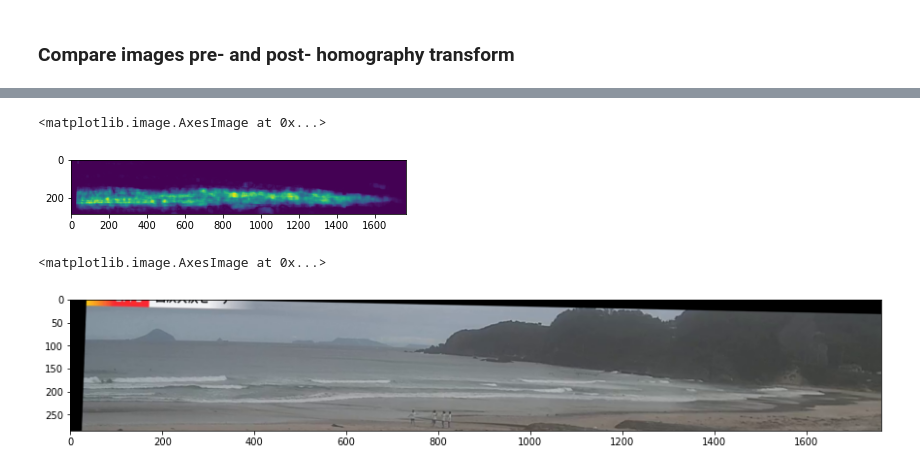
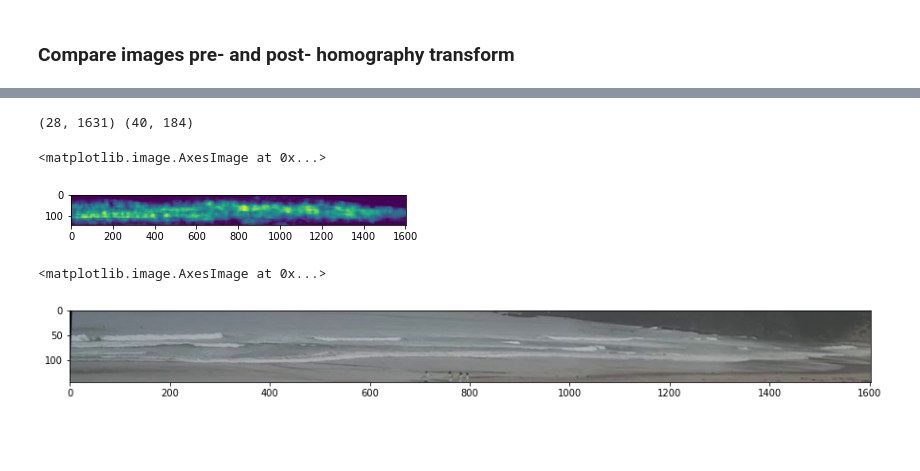
Before and after one commit to sjobeek/surfbreak, a Jupyter notebook: 03_perspective_transform.ipynb, the cells around one changed output, grey strips where cells are left out. Drawn from its saved outputs; the diff is of its cells as text; code cells hidden in the pictures; blank space fills up the shorter version.

```diff
--- a/03_perspective_transform.ipynb
+++ b/03_perspective_transform.ipynb
@@ -305,22 +264,50 @@ plt.imshow(img_warped)
-# %%
-
-max_to_crop = mag_warped.sum() / 20
-cropped_sum = 0
-last_x_idx = mag_warped.shape[0]
-for i in range(last_x_idx):
-    if cropped_sum > max_to_crop:
-        rows_to_crop = i - (last_x_idx//10 + 1)  # margin to back off from bottom of waves
-        break
-    else:
-        cropped_sum += mag_warped[last_x_idx - i - 1].sum()
-plt.imshow(mag_warped[:-1 - rows_to_crop])
-# %% [output]
-<matplotlib.image.AxesImage at 0x...>
-[figure, removed]
+# %%
+#export
+def pix_to_crop_from_dir(magnitude_img, crop_from, mass_crop_pct=0.05, backoff_pct=0.2, min_backoff_pix=10, ):
+    assert crop_from in ["top", 'bottom', 'left', 'right']
+    max_to_crop = magnitude_img.sum() * mass_crop_pct
+    cropped_sum = 0
+    if crop_from in ["top", 'bottom']:
+        max_px_idx = magnitude_img.shape[0]
+    elif crop_from in ["left", 'right']:
+        max_px_idx = magnitude_img.shape[1]
+
+    for i in range(max_px_idx):
+        if cropped_sum > max_to_crop:
+                return max(0, i - int(backoff_pct * i) - min_backoff_pix)  # subtract margin to back off from edge of image
+        else:
+            if crop_from is "bottom":
+                cropped_sum += magnitude_img[max_px_idx - i - 1].sum()
+            elif crop_from is "top":
+                cropped_sum += magnitude_img[i].sum()
+            elif crop_from is "left":
+                cropped_sum += magnitude_img[:,i].sum()
+            elif crop_from is "right":
+                cropped_sum += magnitude_img[:,max_px_idx - i - 1].sum()
+
+def find_crop_range(magnitude_img):
+    """Returns cropped coordinates ((xmin,xmax), (ymin,ymax)) """
+    px_bottom = pix_to_crop_from_dir(mag_warped, 'bottom', mass_crop_pct=0.05, backoff_pct=0.2)
+    px_top =    pix_to_crop_from_dir(mag_warped, 'top',    mass_crop_pct=0.05, backoff_pct=0.4)
+    y_crop_mag = mag_warped[px_top : -1 - px_bottom]
+    px_left  = pix_to_crop_from_dir(y_crop_mag, 'left',  mass_crop_pct=0.00001, backoff_pct=0, min_backoff_pix=1)
+    px_right = pix_to_crop_from_dir(y_crop_mag, 'right', mass_crop_pct=0.00001, backoff_pct=0, min_backoff_pix=1)
+    # Range defined
+    crop_range = ((px_left, magnitude_img.shape[1] - px_right),(px_top,  magnitude_img.shape[0] - px_bottom))
+    return crop_range
+# %%
+cx_range, cy_range = find_crop_range(mag_warped)
+print(cx_range, cy_range)
+
+plt.imshow(mag_warped[cy_range[0]:cy_range[1],cx_range[0]:cx_range[1]])
+# %% [output]
+(28, 1631) (40, 184)
+<matplotlib.image.AxesImage at 0x...>
+[figure, added]
 # %%
 img_warped = cv2.warpPerspective(wave_img, H, (wave_img.shape[1], wave_img.shape[0]))
 plt.figure(figsize=(15,5))
-plt.imshow(img_warped[:-1-rows_to_crop])
+plt.imshow(img_warped[cy_range[0]:cy_range[1],cx_range[0]:cx_range[1]])
 # %% [output]
 <matplotlib.image.AxesImage at 0x...>
-[figure, old version]
+[figure, new version]
```
Also changed, not shown: parts of 42 cells of this notebook, 6 other files.
